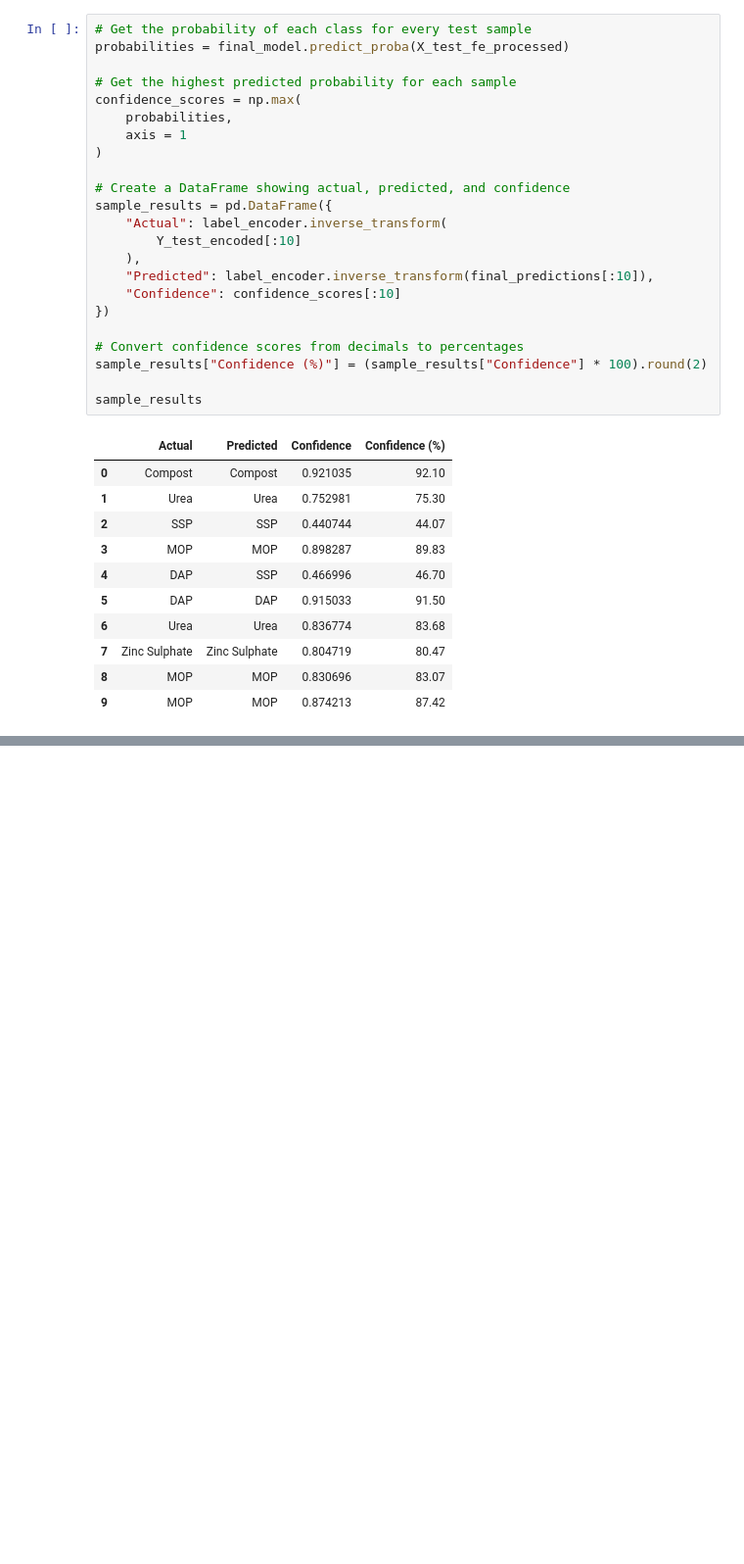
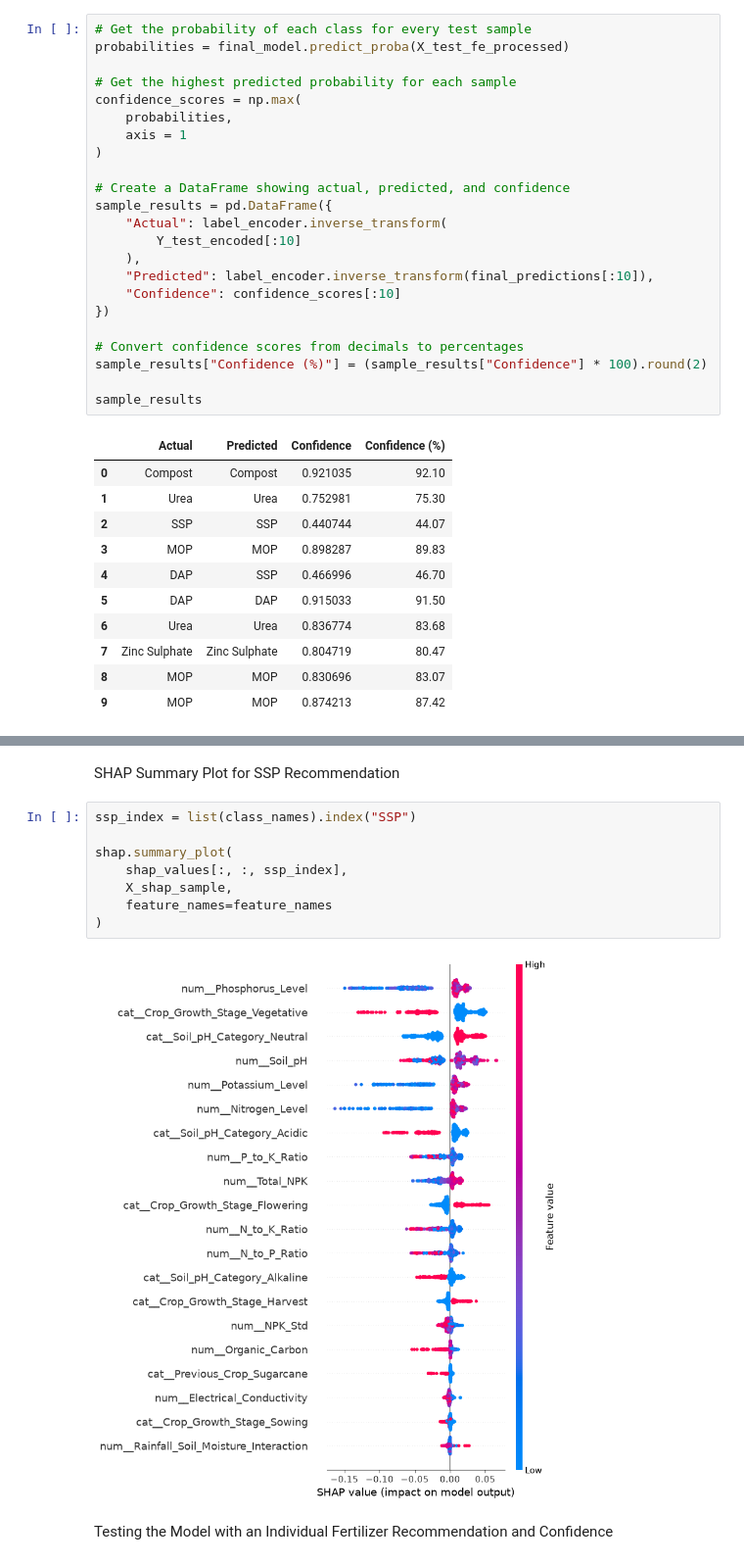
Before and after one commit to RumethW/AI-Powered-Fertilizer-Recommendation-System, a Jupyter notebook: ml_model.ipynb, the cells around one changed output, grey strips where cells are left out. Shown at 98% size. Drawn from its saved outputs; the diff is of its cells as text; blank space fills up the shorter version.

```diff
--- a/ml_model.ipynb
+++ b/ml_model.ipynb
@@ -1288,0 +1476,14 @@ sample_results
+# %% [markdown]
+SHAP Summary Plot for SSP Recommendation
+# %%
+ssp_index = list(class_names).index("SSP")
+
+shap.summary_plot(
+    shap_values[:, :, ssp_index],
+    X_shap_sample,
+    feature_names=feature_names
+)
+# %% [output]
+[figure, added]
+# %% [markdown]
+Testing the Model with an Individual Fertilizer Recommendation and Confidence
```
Also changed, not shown: parts of 24 cells of this notebook.
